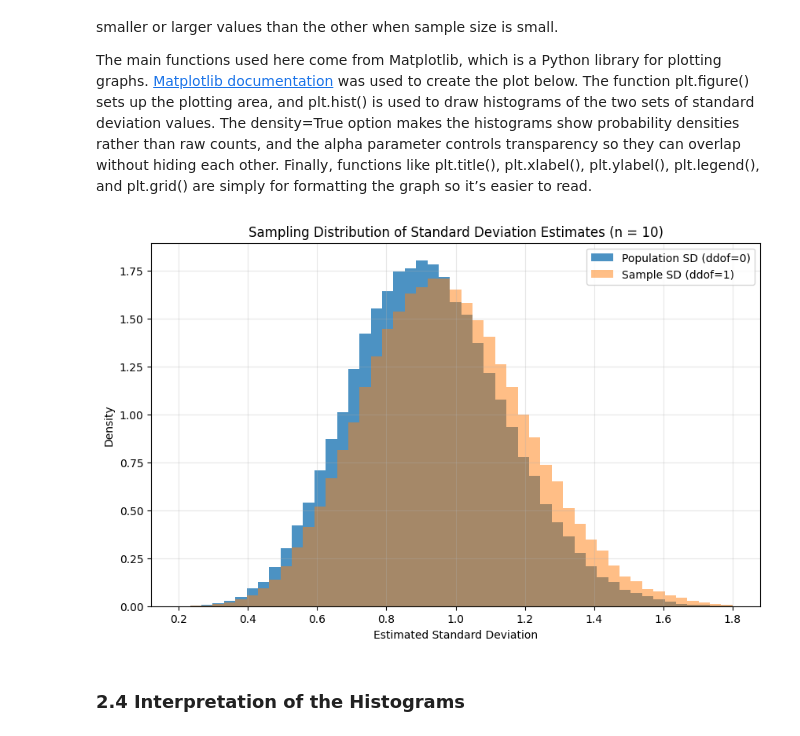
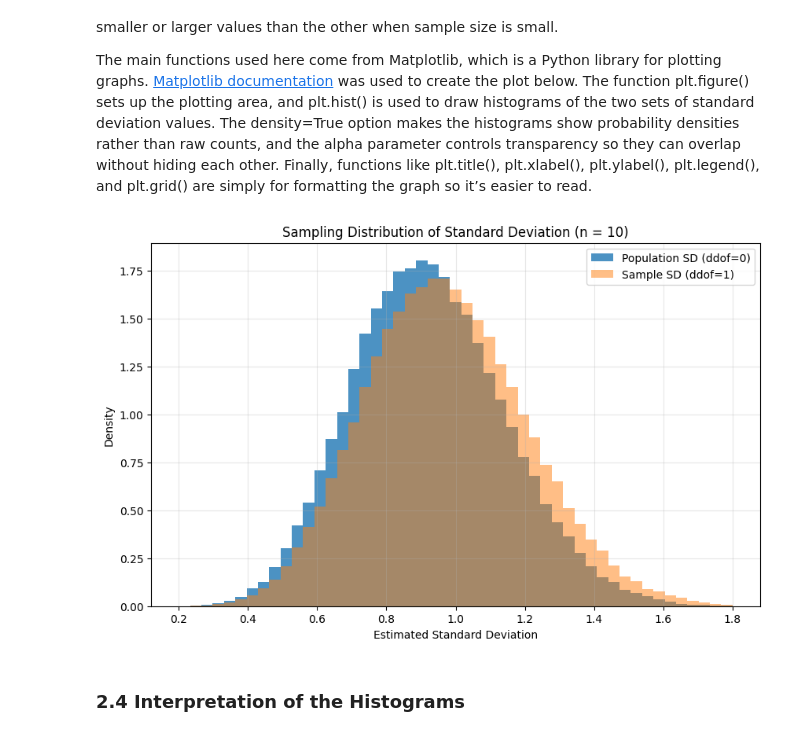
Before and after one commit to filipekojak88/applied_statistics, a Jupyter notebook: problems.ipynb, the cells around one changed output. Drawn from its saved outputs; the diff is of its cells as text; code cells hidden in the pictures.

```diff
--- a/problems.ipynb
+++ b/problems.ipynb
@@ -642,22 +649,34 @@ The main functions used here come from Matplotlib, which is a Python library for
 # %%
 # Plotting both distributions
 plt.figure(figsize=(10,6))
 
 # Creating overlapping histograms
-plt.hist(sd_population, bins=np.linspace(0.2, 1.8, 50), alpha=0.8, density=True, label='Population SD (ddof=0)')
-plt.hist(sd_sample, bins=np.linspace(0.2, 1.8, 50), alpha=0.5, density=True, label='Sample SD (ddof=1)')
+plt.hist(
+    sd_population,
+    bins=np.linspace(0.2, 1.8, 50),
+    alpha=0.8,
+    density=True,
+    label='Population SD (ddof=0)'
+    )
+plt.hist(
+    sd_sample,
+    bins=np.linspace(0.2, 1.8, 50),
+    alpha=0.5,
+    density=True,
+    label='Sample SD (ddof=1)'
+    )
 
 # Labels and title
-plt.title("Sampling Distribution of Standard Deviation Estimates (n = 10)")
+plt.title("Sampling Distribution of Standard Deviation (n = 10)")
 plt.xlabel("Estimated Standard Deviation")
 plt.ylabel("Density")
 # Legend and Grid
 plt.legend()
 plt.grid(alpha=0.3)
 # Display the plot
 plt.show()
 # %% [output]
-[figure, old version]
+[figure, new version]
 # %% [markdown]
 ### 2.4 Interpretation of the Histograms
 # %% [markdown]
```
Also changed, not shown: parts of 14 cells of this notebook, 2 other files.
